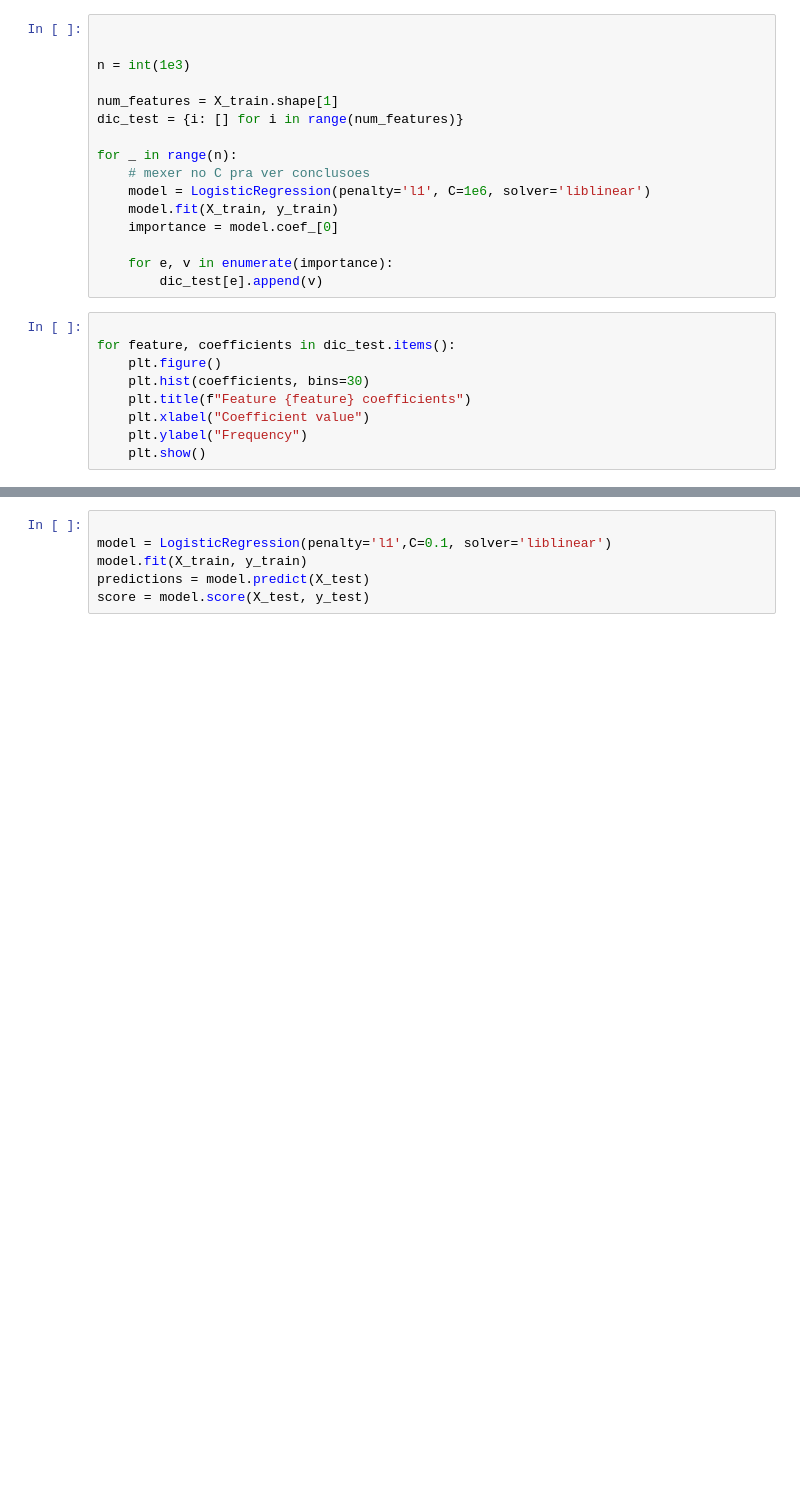
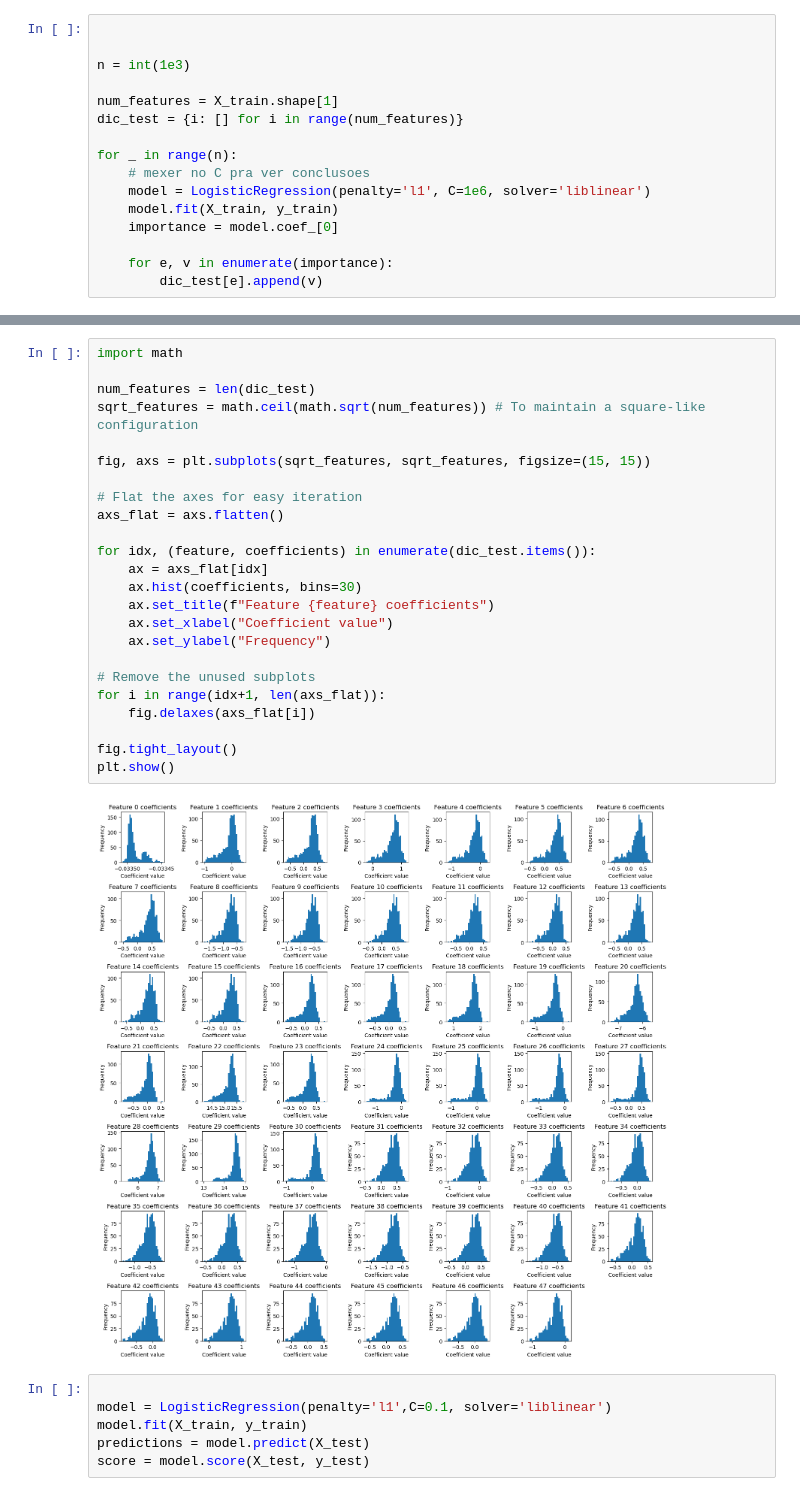
Before and after one commit to jvpazotti/Machine-learning-project, a Jupyter notebook: projeto.ipynb, the cells around one changed output, grey strips where cells are left out. Cells and saved outputs as stored; diff of their text form; blank space fills up the shorter version.

```diff
--- a/projeto.ipynb
+++ b/projeto.ipynb
@@ -320,12 +343,3 @@ for _ in range(n):
 
     for e, v in enumerate(importance):
         dic_test[e].append(v)
-# %%
-
-for feature, coefficients in dic_test.items():
-    plt.figure()
-    plt.hist(coefficients, bins=30)
-    plt.title(f"Feature {feature} coefficients")
-    plt.xlabel("Coefficient value")
-    plt.ylabel("Frequency")
-    plt.show()
@@ -346,3 +346,29 @@ for feature, coefficients in dic_test.items():
+# %%
+import math
+
+num_features = len(dic_test)
+sqrt_features = math.ceil(math.sqrt(num_features)) # To maintain a square-like configuration
+
+fig, axs = plt.subplots(sqrt_features, sqrt_features, figsize=(15, 15))
+
+# Flat the axes for easy iteration
+axs_flat = axs.flatten()
+
+for idx, (feature, coefficients) in enumerate(dic_test.items()):
+    ax = axs_flat[idx]
+    ax.hist(coefficients, bins=30)
+    ax.set_title(f"Feature {feature} coefficients")
+    ax.set_xlabel("Coefficient value")
+    ax.set_ylabel("Frequency")
+
+# Remove the unused subplots
+for i in range(idx+1, len(axs_flat)):
+    fig.delaxes(axs_flat[i])
+
+fig.tight_layout()
+plt.show()
+# %% [output]
+[figure, added]
 # %%
 
 model = LogisticRegression(penalty='l1',C=0.1, solver='liblinear')
```
Also changed, not shown: parts of 8 cells of this notebook.
